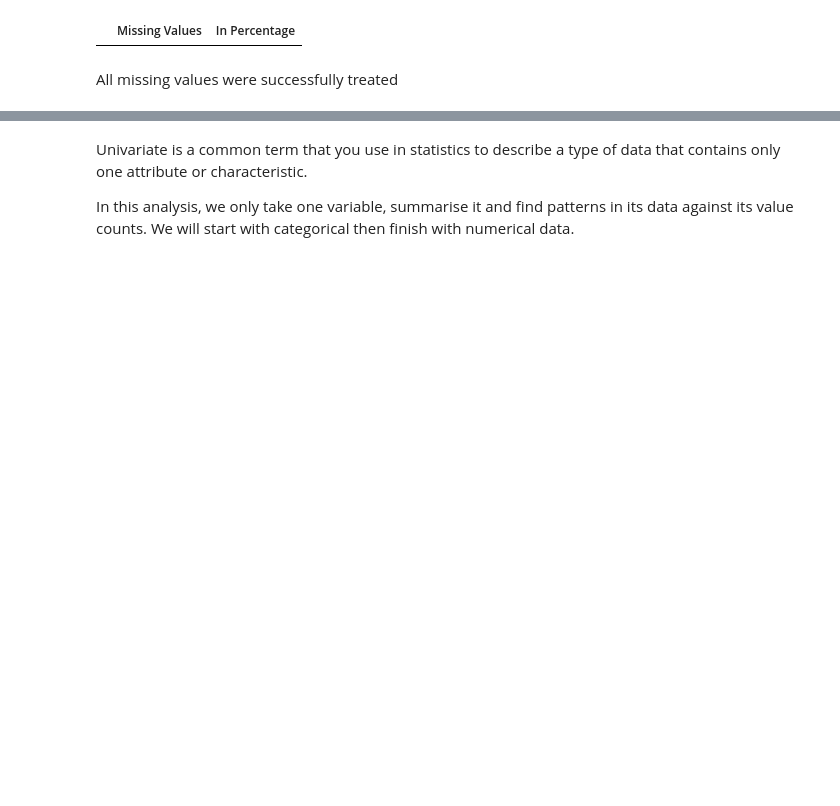
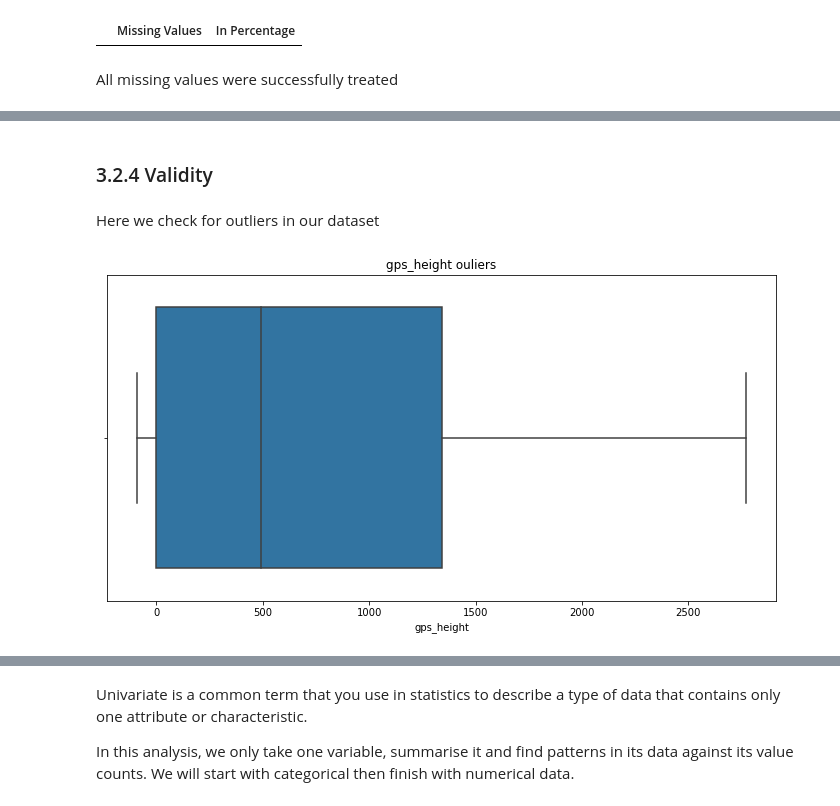
Before and after one commit to brian-magembe/Tanzania_Water_Wells, a Jupyter notebook: The Miner League.ipynb, the cells around one changed output, grey strips where cells are left out. Cells and saved outputs as stored; diff of their text form; code cells hidden in the pictures; blank space fills up the shorter version.

```diff
--- a/The Miner League.ipynb
+++ b/The Miner League.ipynb
@@ -518,0 +459,15 @@ tz_df
+# %% [markdown]
+### 3.2.4 Validity
+# %% [markdown]
+Here we check for outliers in our dataset
+# %%
+def box_plot(data,column,hue=None):
+    plt.figure(figsize=(12,6))
+    sns.boxplot(x=column,data=data,hue=hue)
+    plt.title(f"{column} ouliers")
+    plt.xticks
+    plt.show()
+# %%
+box_plot(tz_df, 'gps_height')
+# %% [output]
+[figure, added]
```
Also changed, not shown: parts of 83 cells of this notebook.
